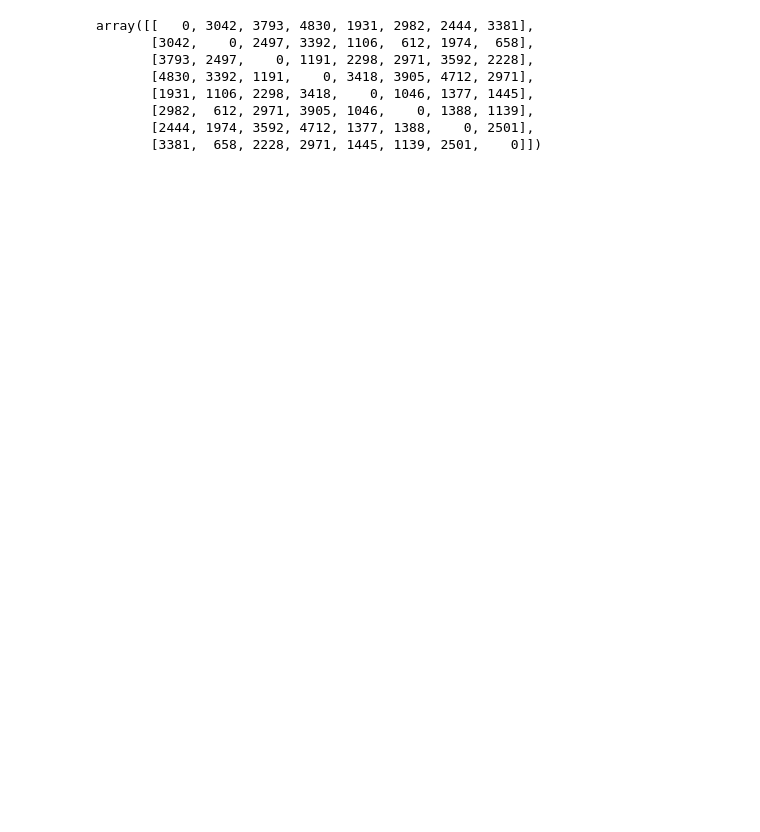
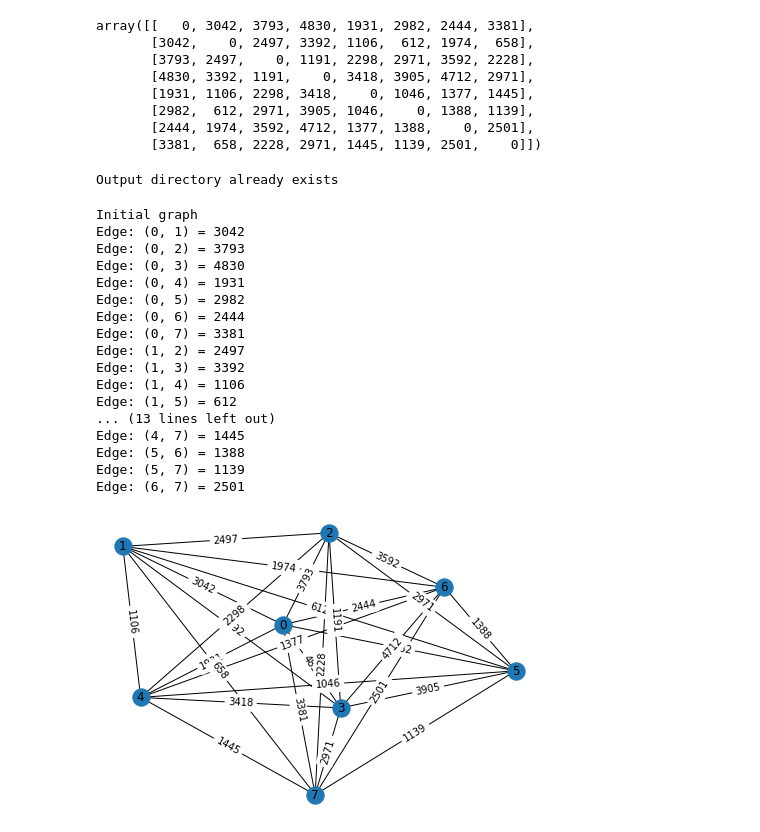
Before and after one commit to juan190199/TravelingSalesmanProblem, a Jupyter notebook: main.ipynb, the cells around one changed output. Cells and saved outputs as stored; diff of their text form; code cells hidden in the pictures; blank space fills up the shorter version.

Commit message:
~// Plotting graph

```diff
--- a/main.ipynb
+++ b/main.ipynb
@@ -98,3 +102,42 @@ array([[   0, 3042, 3793, 4830, 1931, 2982, 2444, 3381],
        [2982,  612, 2971, 3905, 1046,    0, 1388, 1139],
        [2444, 1974, 3592, 4712, 1377, 1388,    0, 2501],
        [3381,  658, 2228, 2971, 1445, 1139, 2501,    0]])
+# %%
+source_node = 1
+debug = True
+debug_folder = r'output/1/'
+
+if not os.path.exists(debug_folder):
+    os.makedirs(debug_folder)
+else:
+    print("Output directory already exists")
+    exit(1)
+# %% [output]
+Output directory already exists
+# %%
+# Create graph from distance matrix
+initial_g = utils.create_graph_from_distance_matrix(distance_matrix=dist_matrix)
+
+if debug:
+    print("Initial graph")
+    utils.print_edges_with_weight(initial_g)
+    initial_g.plot_graph(os.path.join(debug_folder, 'graph.png'))
+# %% [output]
+Initial graph
+Edge: (0, 1) = 3042
+Edge: (0, 2) = 3793
+Edge: (0, 3) = 4830
+Edge: (0, 4) = 1931
+Edge: (0, 5) = 2982
+Edge: (0, 6) = 2444
+Edge: (0, 7) = 3381
+Edge: (1, 2) = 2497
+Edge: (1, 3) = 3392
+Edge: (1, 4) = 1106
+Edge: (1, 5) = 612
+... (13 lines left out)
+Edge: (4, 7) = 1445
+Edge: (5, 6) = 1388
+Edge: (5, 7) = 1139
+Edge: (6, 7) = 2501
+[figure, added]
```
Also changed, not shown: parts of 3 cells of this notebook.
